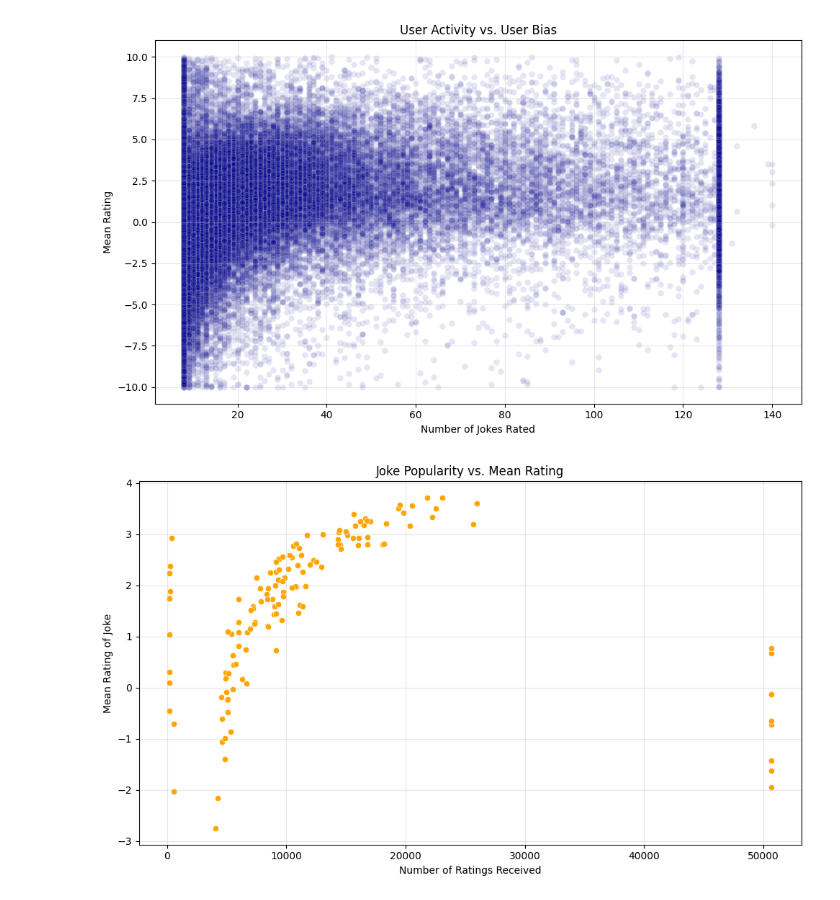
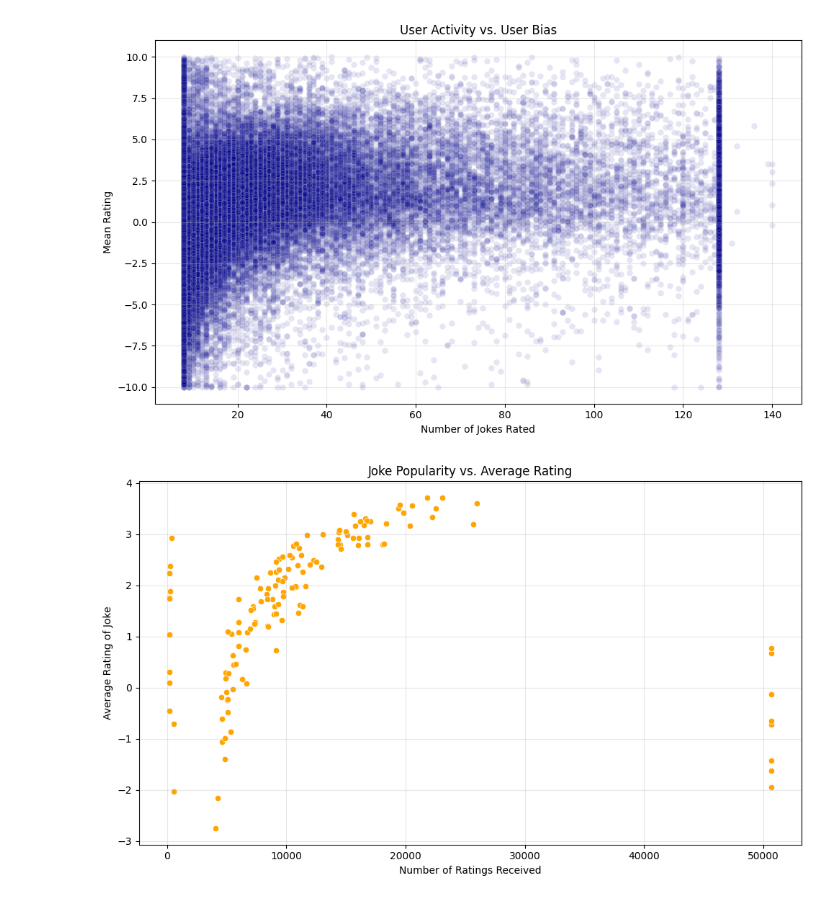
Before and after one commit to marto3344/Jokes-Recommender-System, a Jupyter notebook: notebooks/ratings_analysis.ipynb, the cells around one changed output. Drawn from its saved outputs; the diff is of its cells as text; code cells hidden in the pictures.

Commit message:
jokes set analysis init

```diff
--- a/notebooks/data_analysis.ipynb
+++ b/notebooks/ratings_analysis.ipynb
@@ -217,15 +217,15 @@ plt.show()
 # %%
 plt.figure(figsize=(10, 6))
 joke_means = ratings_matrix.apply(lambda col: col[col != 99].mean()).sort_values(ascending=False)
 joke_counts = (ratings_matrix != 99).sum().sort_values(ascending=False)
 
 sns.scatterplot(x=joke_counts, y=joke_means, color='orange')
-plt.title('Joke Popularity vs. Mean Rating')
+plt.title('Joke Popularity vs. Average Rating')
 plt.xlabel('Number of Ratings Received')
-plt.ylabel('Mean Rating of Joke')
+plt.ylabel('Average Rating of Joke')
 plt.grid(True, alpha=0.3)
 plt.tight_layout()
 plt.savefig('../images/jokes_popularity_rating.png')
 plt.show()
 # %% [output]
-[figure, old version]
+[figure, new version]
```
Also changed, not shown: parts of 1 cell of this notebook, 2 other files.
